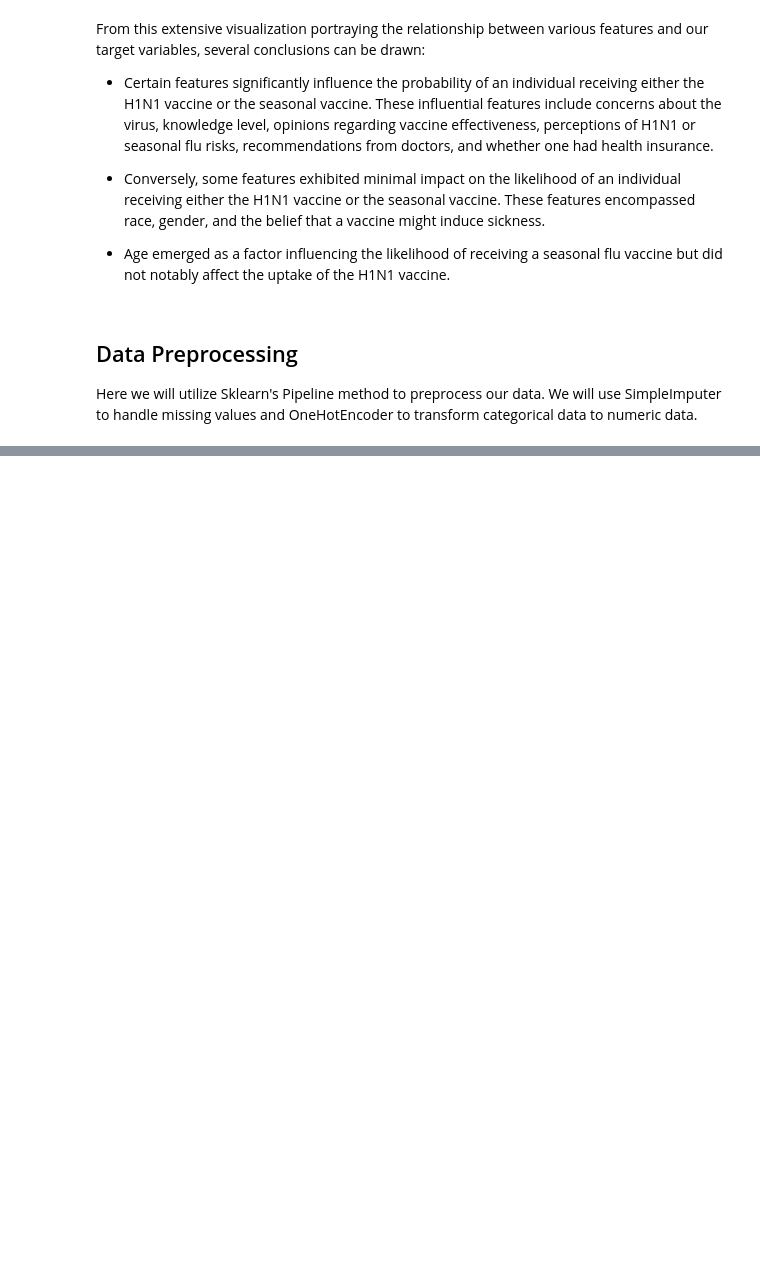
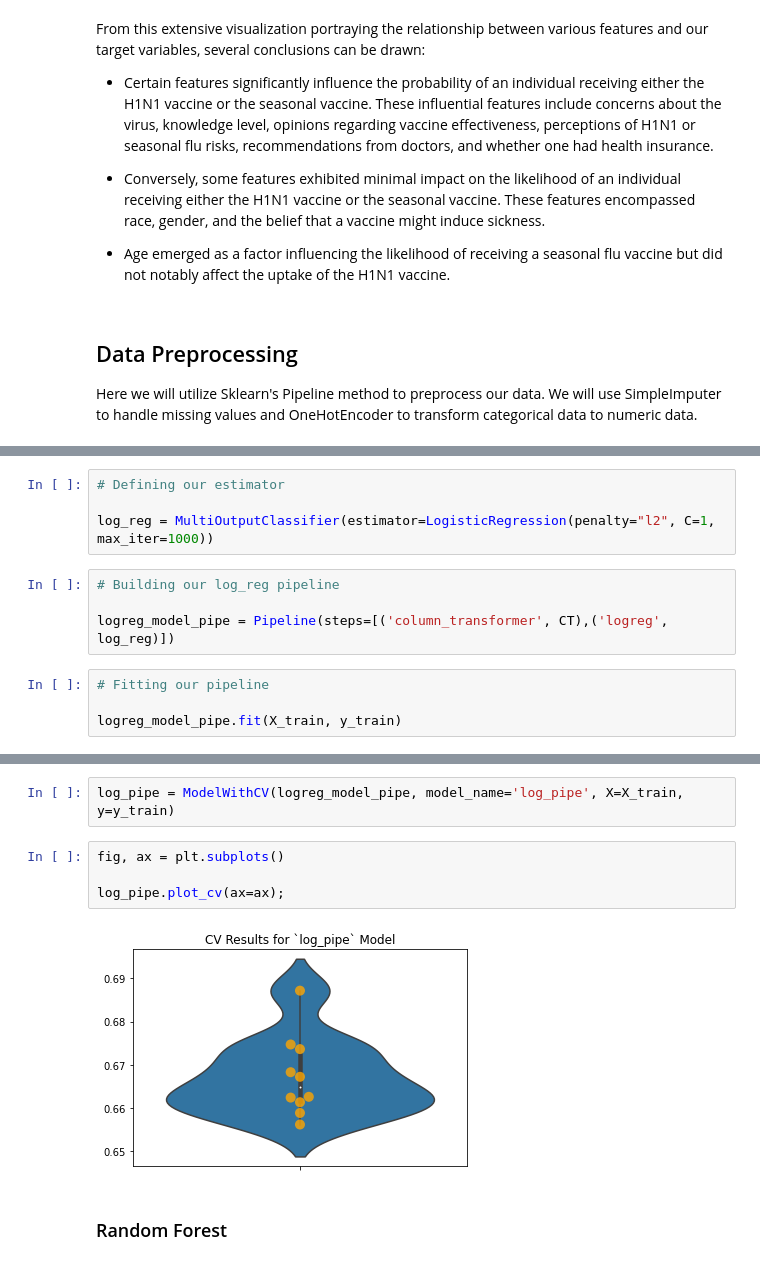
Before and after one commit to lewigi/Machine-Learning-Project-Vaccination-Patterns, a Jupyter notebook: H1N1.ipynb, the cells around one changed output, grey strips where cells are left out. Saved outputs shown, nothing was run; the diff lists cells and outputs as text; blank space fills up the shorter version.

Commit message:
Implemented models and updated README

```diff
--- a/H1N1.ipynb
+++ b/H1N1.ipynb
@@ -291,0 +375,12 @@ Here we will utilize Sklearn's Pipeline method to preprocess our data. We will u
+# %%
+# Defining our estimator
+
+log_reg = MultiOutputClassifier(estimator=LogisticRegression(penalty="l2", C=1, max_iter=1000))
+# %%
+# Building our log_reg pipeline
+
+logreg_model_pipe = Pipeline(steps=[('column_transformer', CT),('logreg', log_reg)])
+# %%
+# Fitting our pipeline
+
+logreg_model_pipe.fit(X_train, y_train)
@@ -291,0 +498,10 @@ Here we will utilize Sklearn's Pipeline method to preprocess our data. We will u
+# %%
+log_pipe = ModelWithCV(logreg_model_pipe, model_name='log_pipe', X=X_train, y=y_train)
+# %%
+fig, ax = plt.subplots()
+
+log_pipe.plot_cv(ax=ax);
+# %% [output]
+[figure, added]
+# %% [markdown]
+### Random Forest
```
Also changed, not shown: parts of 56 cells of this notebook, 1 other file.
